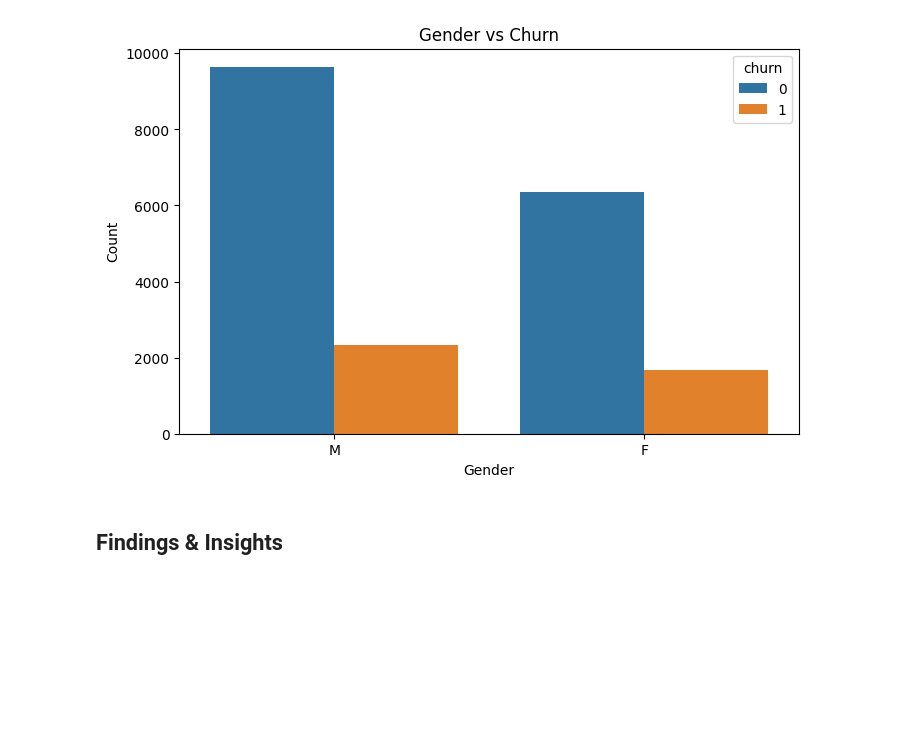
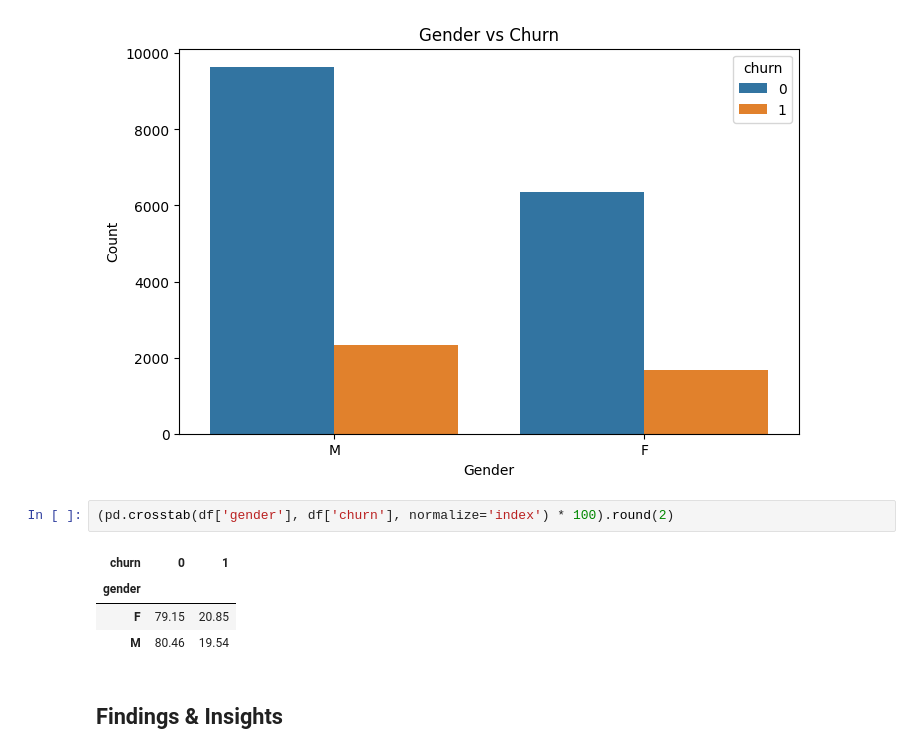
Before and after one commit to FATHIMARINSHA-KP/Exploratory-Data-Analysis-EDA-Project, a Jupyter notebook: notebooks/univariate_bivariate_final.ipynb, the cells around one changed output. Cells and saved outputs as stored; diff of their text form; blank space fills up the shorter version.

```diff
--- a/notebooks/univariate_bivariate.ipynb
+++ b/notebooks/univariate_bivariate_final.ipynb
@@ -458,6 +418,13 @@ plt.savefig(r"C:\Users\A S S A U L T\Desktop\eda - project\reports\figures\gende
 plt.show()
 # %% [output]
 [figure]
+# %%
+(pd.crosstab(df['gender'], df['churn'], normalize='index') * 100).round(2)
+# %% [output]
+| churn | 0 | 1 |
+| gender |  |  |
+| F | 79.15 | 20.85 |
+| M | 80.46 | 19.54 |
 # %% [markdown]
 ## Findings & Insights
 # %%
```
Also changed, not shown: parts of 23 cells of this notebook, 4 other files.
